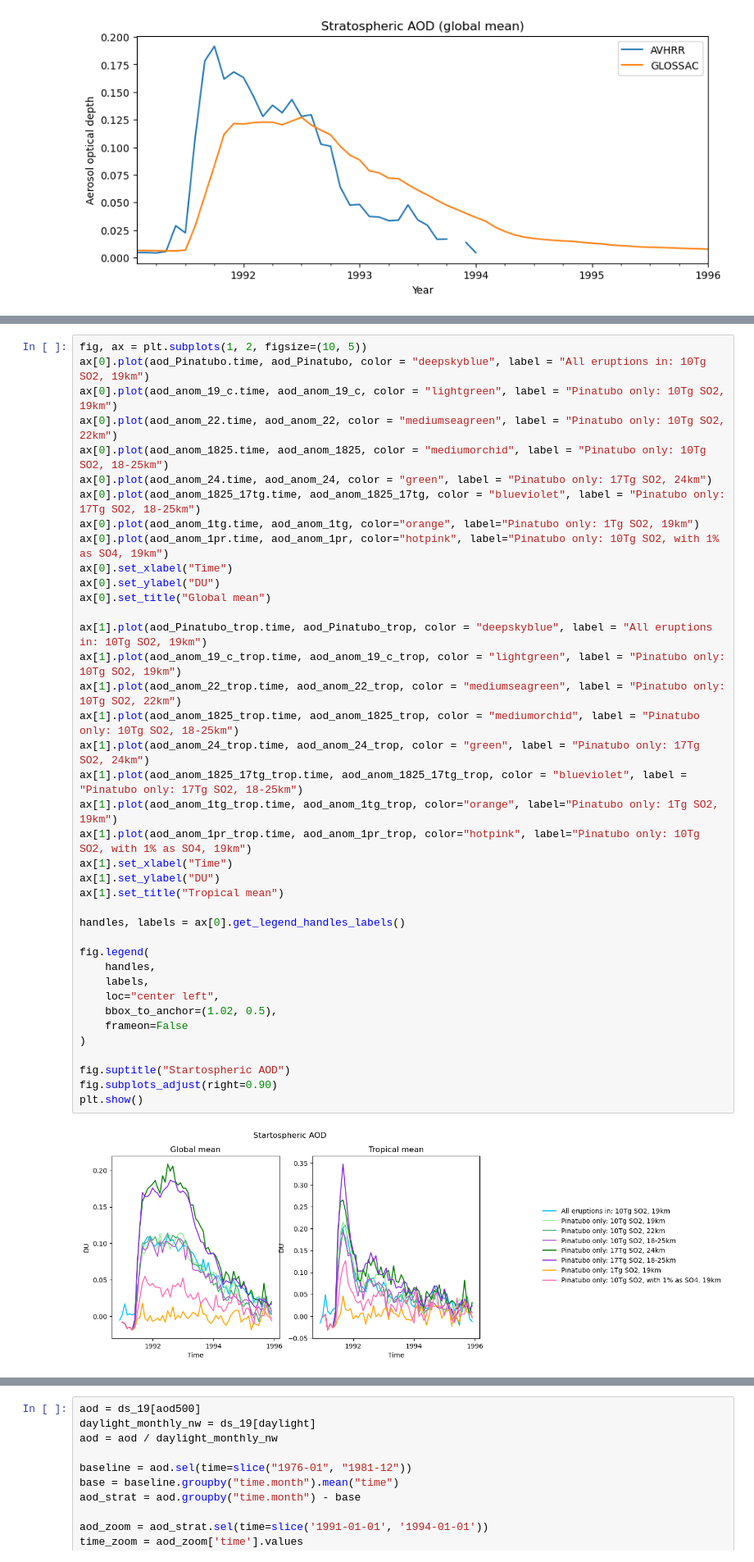
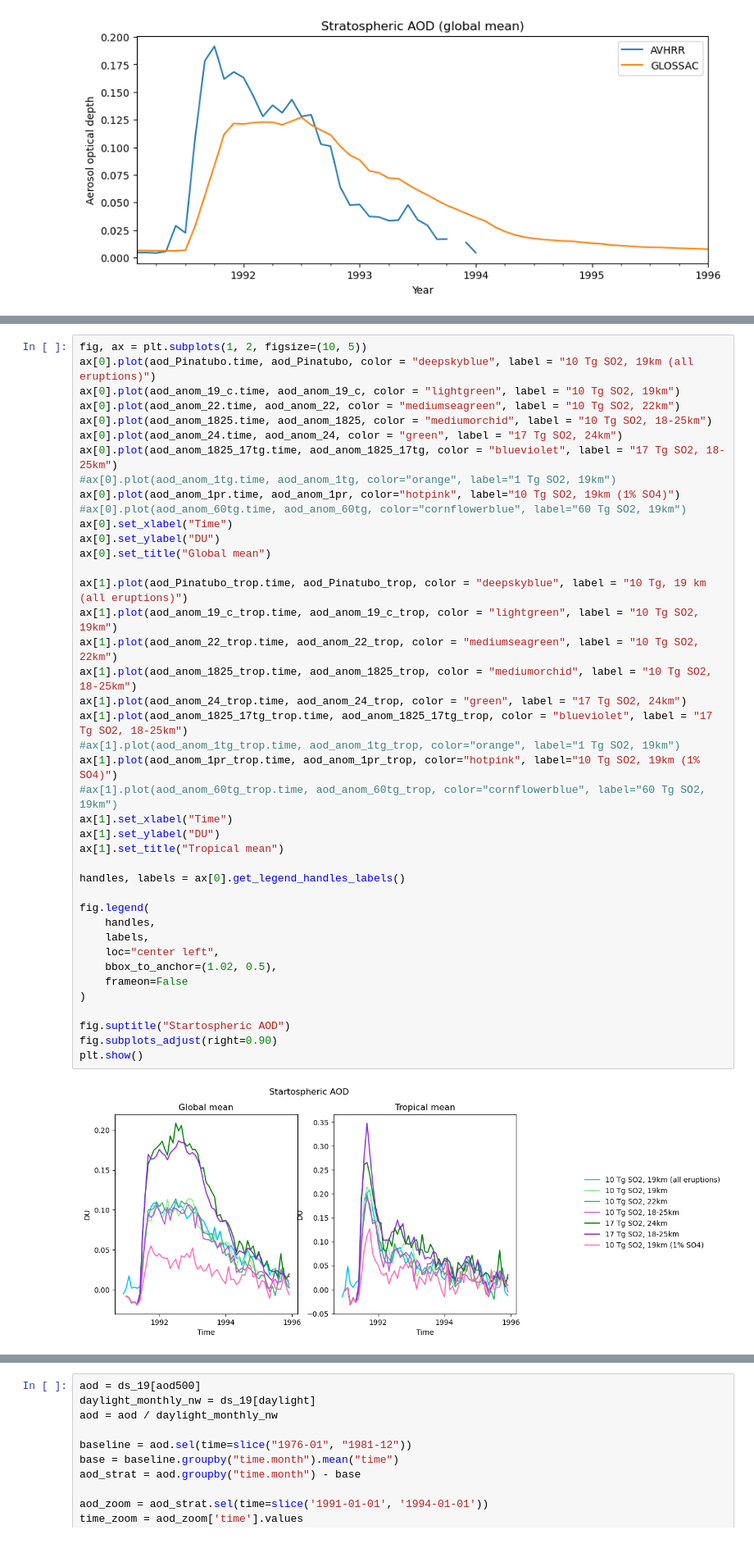
Before and after one commit to EliHHogemo/master_thesis, a Jupyter notebook: sulfur_pinatubo.ipynb, the cells around one changed output, grey strips where cells are left out. Shown at 82% size. Saved outputs shown, nothing was run; the diff lists cells and outputs as text.

```diff
--- a/sulfur_pinatubo.ipynb
+++ b/sulfur_pinatubo.ipynb
@@ -1039,42 +1267,44 @@ aod_anom_1pr_trop = ts_aod_1pr_trop.groupby("time.month") - base_trop
 aod_Pinatubo_trop = aod_anom_trop.sel(time=slice("1990-12", "1995-12"))
 # %%
 fig, ax = plt.subplots(1, 2, figsize=(10, 5))
-ax[0].plot(aod_Pinatubo.time, aod_Pinatubo, color = "deepskyblue", label = "All eruptions in: 10Tg SO2, 19km")
-ax[0].plot(aod_anom_19_c.time, aod_anom_19_c, color = "lightgreen", label = "Pinatubo only: 10Tg SO2, 19km")
-ax[0].plot(aod_anom_22.time, aod_anom_22, color = "mediumseagreen", label = "Pinatubo only: 10Tg SO2, 22km")
-ax[0].plot(aod_anom_1825.time, aod_anom_1825, color = "mediumorchid", label = "Pinatubo only: 10Tg SO2, 18-25km")
-ax[0].plot(aod_anom_24.time, aod_anom_24, color = "green", label = "Pinatubo only: 17Tg SO2, 24km")
-ax[0].plot(aod_anom_1825_17tg.time, aod_anom_1825_17tg, color = "blueviolet", label = "Pinatubo only: 17Tg SO2, 18-25km")
-ax[0].plot(aod_anom_1tg.time, aod_anom_1tg, color="orange", label="Pinatubo only: 1Tg SO2, 19km")
-ax[0].plot(aod_anom_1pr.time, aod_anom_1pr, color="hotpink", label="Pinatubo only: 10Tg SO2, with 1% as SO4, 19km")
+ax[0].plot(aod_Pinatubo.time, aod_Pinatubo, color = "deepskyblue", label = "10 Tg SO2, 19km (all eruptions)")
+ax[0].plot(aod_anom_19_c.time, aod_anom_19_c, color = "lightgreen", label = "10 Tg SO2, 19km")
+ax[0].plot(aod_anom_22.time, aod_anom_22, color = "mediumseagreen", label = "10 Tg SO2, 22km")
+ax[0].plot(aod_anom_1825.time, aod_anom_1825, color = "mediumorchid", label = "10 Tg SO2, 18-25km")
+ax[0].plot(aod_anom_24.time, aod_anom_24, color = "green", label = "17 Tg SO2, 24km")
+ax[0].plot(aod_anom_1825_17tg.time, aod_anom_1825_17tg, color = "blueviolet", label = "17 Tg SO2, 18-25km")
+#ax[0].plot(aod_anom_1tg.time, aod_anom_1tg, color="orange", label="1 Tg SO2, 19km")
+ax[0].plot(aod_anom_1pr.time, aod_anom_1pr, color="hotpink", label="10 Tg SO2, 19km (1% SO4)")
+#ax[0].plot(aod_anom_60tg.time, aod_anom_60tg, color="cornflowerblue", label="60 Tg SO2, 19km")
 ax[0].set_xlabel("Time")
 ax[0].set_ylabel("DU")
 ax[0].set_title("Global mean")
 
-ax[1].plot(aod_Pinatubo_trop.time, aod_Pinatubo_trop, color = "deepskyblue", label = "All eruptions in: 10Tg SO2, 19km")
-ax[1].plot(aod_anom_19_c_trop.time, aod_anom_19_c_trop, color = "lightgreen", label = "Pinatubo only: 10Tg SO2, 19km")
-ax[1].plot(aod_anom_22_trop.time, aod_anom_22_trop, color = "mediumseagreen", label = "Pinatubo only: 10Tg SO2, 22km")
-ax[1].plot(aod_anom_1825_trop.time, aod_anom_1825_trop, color = "mediumorchid", label = "Pinatubo only: 10Tg SO2, 18-25km")
-ax[1].plot(aod_anom_24_trop.time, aod_anom_24_trop, color = "green", label = "Pinatubo only: 17Tg SO2, 24km")
-ax[1].plot(aod_anom_1825_17tg_trop.time, aod_anom_1825_17tg_trop, color = "blueviolet", label = "Pinatubo only: 17Tg SO2, 18-25km")
-ax[1].plot(aod_anom_1tg_trop.time, aod_anom_1tg_trop, color="orange", label="Pinatubo only: 1Tg SO2, 19km")
-ax[1].plot(aod_anom_1pr_trop.time, aod_anom_1pr_trop, color="hotpink", label="Pinatubo only: 10Tg SO2, with 1% as SO4, 19km")
+ax[1].plot(aod_Pinatubo_trop.time, aod_Pinatubo_trop, color = "deepskyblue", label = "10 Tg, 19 km (all eruptions)")
+ax[1].plot(aod_anom_19_c_trop.time, aod_anom_19_c_trop, color = "lightgreen", label = "10 Tg SO2, 19km")
+ax[1].plot(aod_anom_22_trop.time, aod_anom_22_trop, color = "mediumseagreen", label = "10 Tg SO2, 22km")
+ax[1].plot(aod_anom_1825_trop.time, aod_anom_1825_trop, color = "mediumorchid", label = "10 Tg SO2, 18-25km")
+ax[1].plot(aod_anom_24_trop.time, aod_anom_24_trop, color = "green", label = "17 Tg SO2, 24km")
+ax[1].plot(aod_anom_1825_17tg_trop.time, aod_anom_1825_17tg_trop, color = "blueviolet", label = "17 Tg SO2, 18-25km")
+#ax[1].plot(aod_anom_1tg_trop.time, aod_anom_1tg_trop, color="orange", label="1 Tg SO2, 19km")
+ax[1].plot(aod_anom_1pr_trop.time, aod_anom_1pr_trop, color="hotpink", label="10 Tg SO2, 19km (1% SO4)")
+#ax[1].plot(aod_anom_60tg_trop.time, aod_anom_60tg_trop, color="cornflowerblue", label="60 Tg SO2, 19km")
 ax[1].set_xlabel("Time")
 ax[1].set_ylabel("DU")
 ax[1].set_title("Tropical mean")
 
 handles, labels = ax[0].get_legend_handles_labels()
 
 fig.legend(
     handles,
     labels,
     loc="center left",
     bbox_to_anchor=(1.02, 0.5),
     frameon=False
 )
 
 fig.suptitle("Startospheric AOD")
 fig.subplots_adjust(right=0.90)
 plt.show()
 # %% [output]
-[figure, old version]
+[figure, new version]
```
Also changed, not shown: parts of 30 cells of this notebook, 1 other file.
